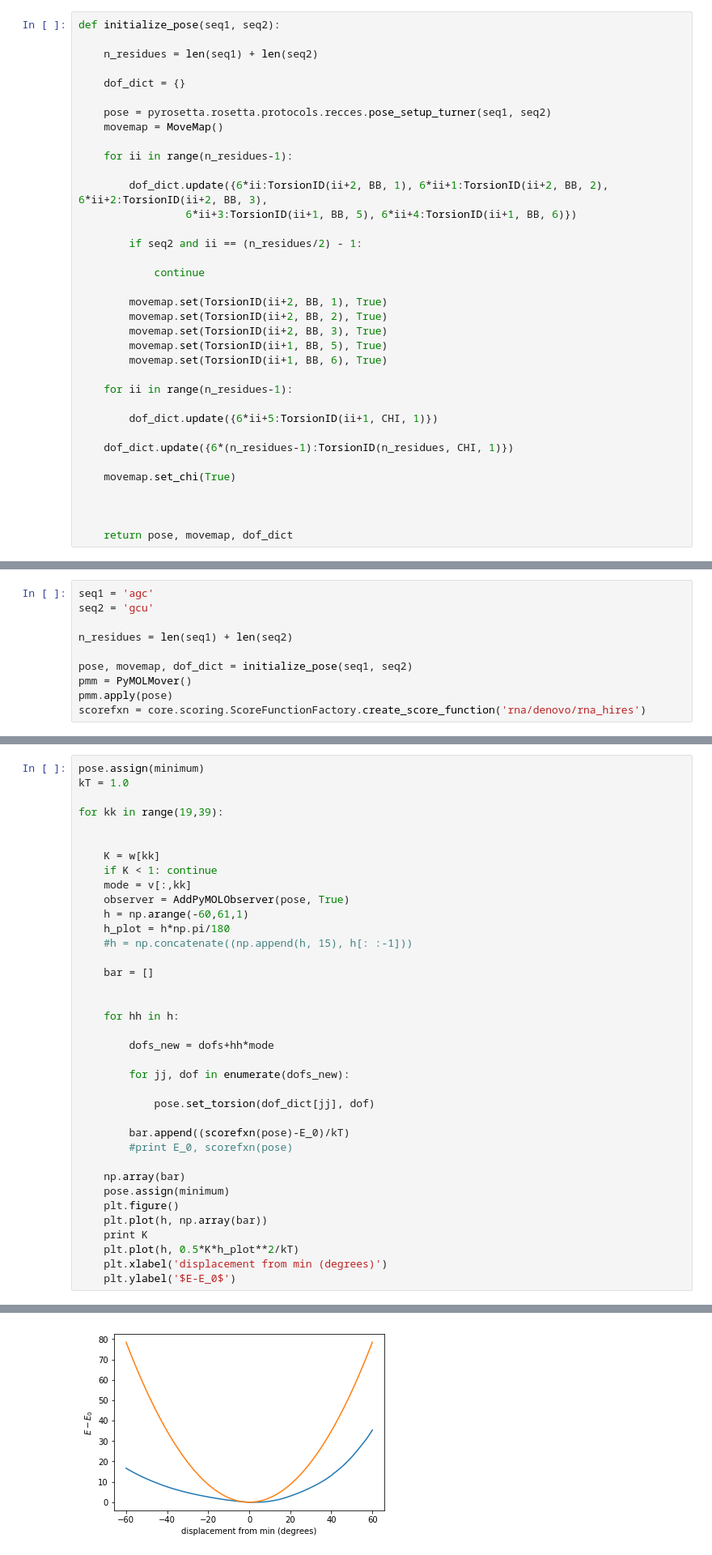
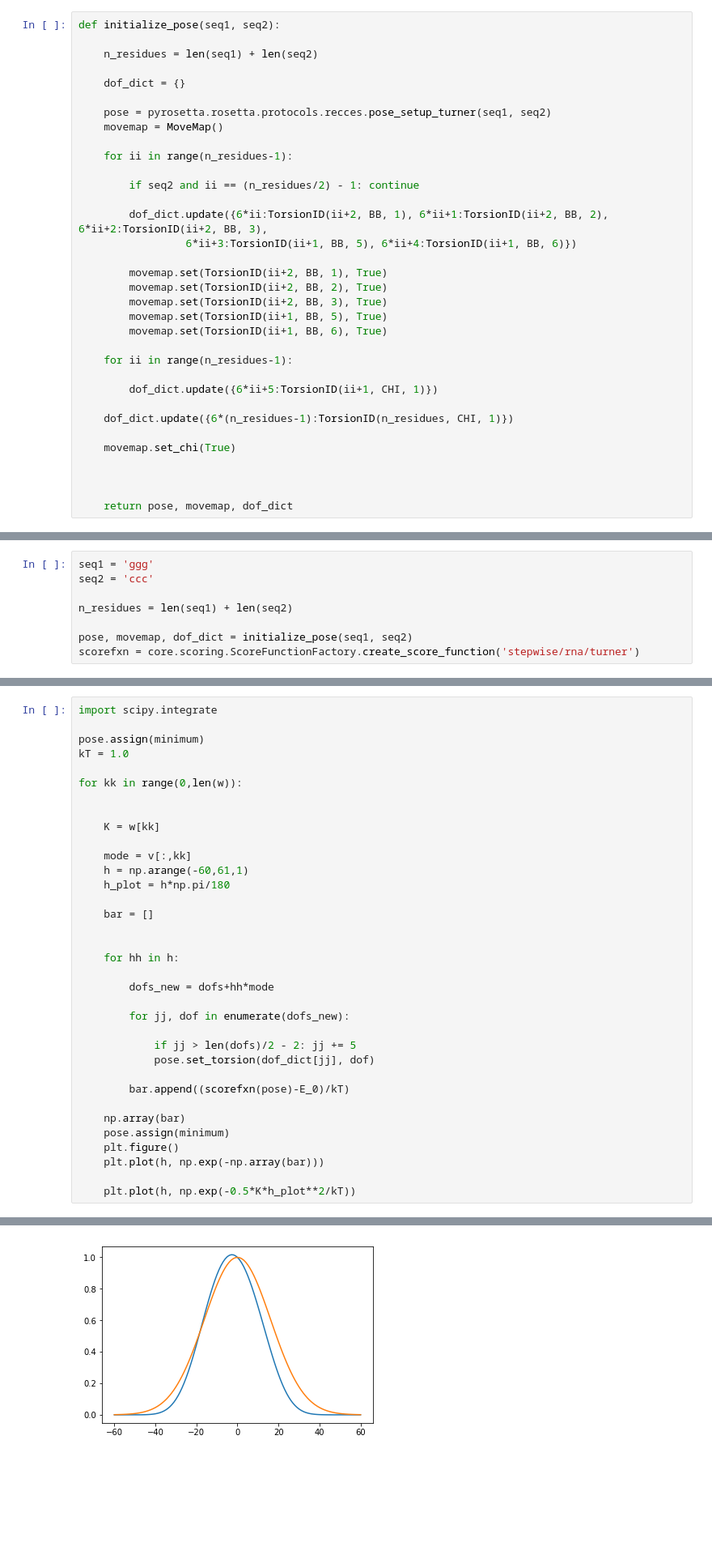
Before and after one commit to maa805/mining-minima, a Jupyter notebook: mining_minima_nucleic_acids.ipynb, the cells around one changed output, grey strips where cells are left out. Shown: that part at 81% size. Cells and saved outputs as stored; diff of their text form; blank space fills up the shorter version.

```diff
--- a/mining_minima_nucleic_acids.ipynb
+++ b/mining_minima_nucleic_acids.ipynb
@@ -51,12 +51,10 @@ def initialize_pose(seq1, seq2):
 
     for ii in range(n_residues-1):
 
+        if seq2 and ii == (n_residues/2) - 1: continue
+
         dof_dict.update({6*ii:TorsionID(ii+2, BB, 1), 6*ii+1:TorsionID(ii+2, BB, 2), 6*ii+2:TorsionID(ii+2, BB, 3),
                  6*ii+3:TorsionID(ii+1, BB, 5), 6*ii+4:TorsionID(ii+1, BB, 6)})
-
-        if seq2 and ii == (n_residues/2) - 1:
-
-            continue
 
         movemap.set(TorsionID(ii+2, BB, 1), True)
         movemap.set(TorsionID(ii+2, BB, 2), True)
@@ -169,12 +171,10 @@ def mode_scan(pose, dofs, dof_dict, scorefxn, mode, kT = 1, h = 0.5):
     return result
 # %%
-seq1 = 'agc'
-seq2 = 'gcu'
+seq1 = 'ggg'
+seq2 = 'ccc'
 
 n_residues = len(seq1) + len(seq2)
 
 pose, movemap, dof_dict = initialize_pose(seq1, seq2)
-pmm = PyMOLMover()
-pmm.apply(pose)
-scorefxn = core.scoring.ScoreFunctionFactory.create_score_function('rna/denovo/rna_hires')
+scorefxn = core.scoring.ScoreFunctionFactory.create_score_function('stepwise/rna/turner')
 # %%
@@ -291,17 +279,17 @@ print v[:,5]
 # %%
+import scipy.integrate
+
 pose.assign(minimum)
 kT = 1.0
 
-for kk in range(19,39):
+for kk in range(0,len(w)):
 
 
     K = w[kk]
-    if K < 1: continue
+
     mode = v[:,kk]
-    observer = AddPyMOLObserver(pose, True)
     h = np.arange(-60,61,1)
     h_plot = h*np.pi/180
-    #h = np.concatenate((np.append(h, 15), h[: :-1]))
 
     bar = []
 
@@ -312,17 +300,15 @@ for kk in range(19,39):
 
         for jj, dof in enumerate(dofs_new):
 
+            if jj > len(dofs)/2 - 2: jj += 5
             pose.set_torsion(dof_dict[jj], dof)
 
         bar.append((scorefxn(pose)-E_0)/kT)
-        #print E_0, scorefxn(pose)
 
     np.array(bar)
     pose.assign(minimum)
     plt.figure()
-    plt.plot(h, np.array(bar))
-    print K
-    plt.plot(h, 0.5*K*h_plot**2/kT)
-    plt.xlabel('displacement from min (degrees)')
-    plt.ylabel('$E-E_0$')
+    plt.plot(h, np.exp(-np.array(bar)))
+
+    plt.plot(h, np.exp(-0.5*K*h_plot**2/kT))
 # %% [output]
@@ -342 +315 @@ IndexError: index 31 is out of bounds for axis 0 with size 31
-[figure, old version]
+[figure, new version]
```
Also changed, not shown: parts of 12 cells of this notebook.
